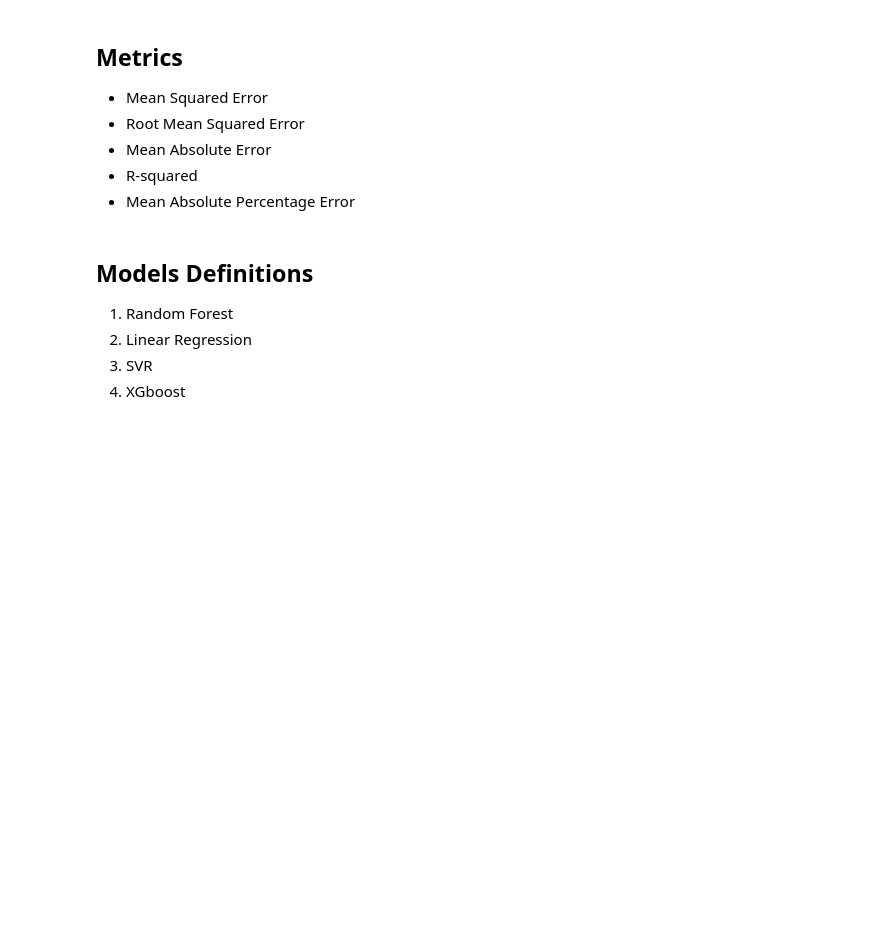
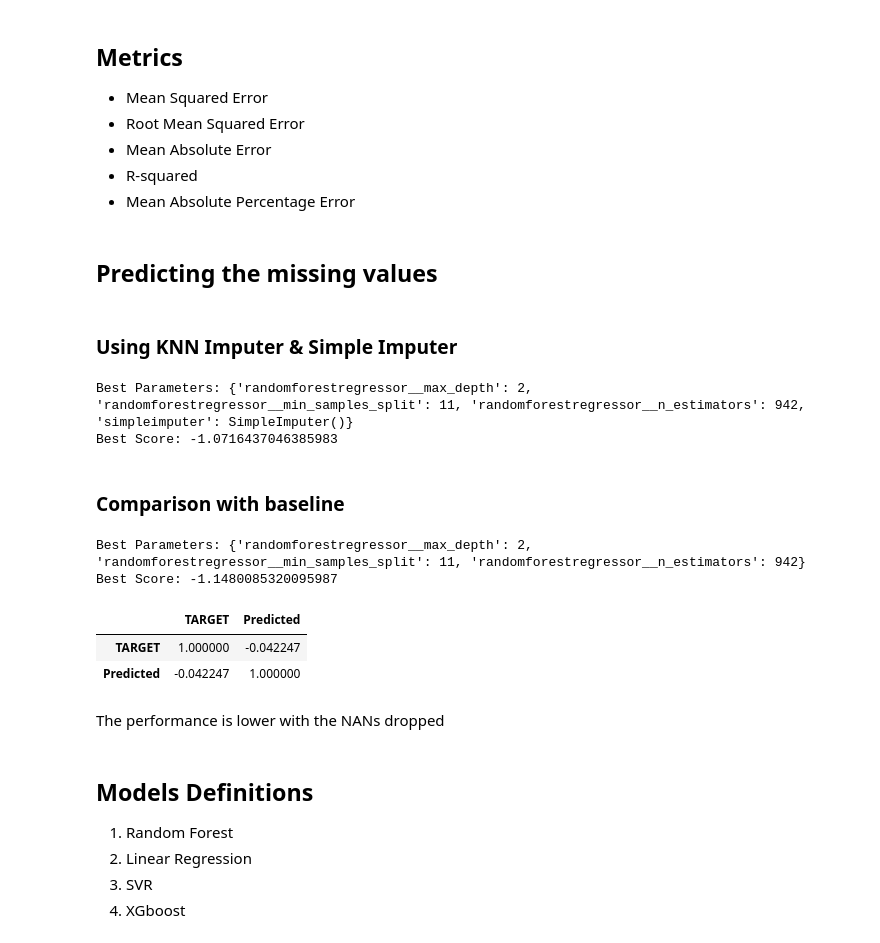
Before and after one commit to pnikitits/EnsembleLearningProject, a Jupyter notebook: Code/Main.ipynb, the cells around one changed output. Saved outputs shown, nothing was run; the diff lists cells and outputs as text; code cells hidden in the pictures; blank space fills up the shorter version.

```diff
--- a/Code/Main.ipynb
+++ b/Code/Main.ipynb
@@ -104,3 +100,74 @@ display(y_test.corr("spearman"))
+# %% [markdown]
+## Predicting the missing values
+# %% [markdown]
+### Using KNN Imputer & Simple Imputer
+# %%
+
+
+X_train = pd.read_csv(path + 'X_train.csv').set_index('ID').drop(columns=['COUNTRY' , 'DAY_ID'])
+y_train = pd.read_csv(path + 'y_train.csv').set_index('ID').loc[X_train.index]
+X_test = pd.read_csv(path + 'X_test.csv').set_index('ID').drop(columns=['COUNTRY' , 'DAY_ID'])
+y_test = pd.read_csv(path + 'y_test.csv').set_index('ID').loc[X_test.index]
+
+from sklearn.model_selection import GridSearchCV
+from sklearn.impute import SimpleImputer, KNNImputer
+from sklearn.pipeline import make_pipeline
+
+param_grid = {
+    'simpleimputer': [SimpleImputer(strategy='mean'), KNNImputer(), SimpleImputer(strategy='median')],
+    'randomforestregressor__n_estimators': [942],
+    'randomforestregressor__max_depth': [2],
+    'randomforestregressor__min_samples_split': [11]
+}
+
+pipeline = make_pipeline(SimpleImputer(),
+                         RandomForestRegressor(random_state=42))
+grid_search = GridSearchCV(estimator=pipeline, param_grid=param_grid, cv=5, scoring="neg_mean_squared_error",n_jobs=-1)
+grid_search.fit(X_train, y_train.values.ravel())
+
+best_params = grid_search.best_params_
+print("Best Parameters:", best_params)
+print("Best Score:", grid_search.best_score_)
+# %% [output]
+Best Parameters: {'randomforestregressor__max_depth': 2, 'randomforestregressor__min_samples_split': 11, 'randomforestregressor__n_estimators': 942, 'simpleimputer': SimpleImputer()}
+Best Score: -1.0716437046385983
+# %% [markdown]
+### Comparison with baseline
+# %%
+
+X_train = pd.read_csv(path + 'X_train.csv').set_index('ID').drop(columns=['COUNTRY' , 'DAY_ID']).dropna()
+y_train = pd.read_csv(path + 'y_train.csv').set_index('ID').loc[X_train.index]
+X_test = pd.read_csv(path + 'X_test.csv').set_index('ID').drop(columns=['COUNTRY' , 'DAY_ID']).dropna()
+y_test = pd.read_csv(path + 'y_test.csv').set_index('ID').loc[X_test.index]
+
+from sklearn.model_selection import GridSearchCV
+from sklearn.impute import SimpleImputer, KNNImputer
+from sklearn.pipeline import make_pipeline
+
+param_grid = {
+    'randomforestregressor__n_estimators': [942],
+    'randomforestregressor__max_depth': [2],
+    'randomforestregressor__min_samples_split': [11]
+}
+
+pipeline = make_pipeline(SimpleImputer(strategy='mean'),
+                         RandomForestRegressor(random_state=42))
+grid_search = GridSearchCV(estimator=pipeline, param_grid=param_grid, cv=5, scoring="neg_mean_squared_error",n_jobs=-1)
+grid_search.fit(X_train, y_train.values.ravel())
+
+best_params = grid_search.best_params_
+print("Best Parameters:", best_params)
+print("Best Score:", grid_search.best_score_)
+y_test["Predicted"] = grid_search.predict(X_test)
+display(y_test.corr("spearman"))
+# %% [output]
+Best Parameters: {'randomforestregressor__max_depth': 2, 'randomforestregressor__min_samples_split': 11, 'randomforestregressor__n_estimators': 942}
+Best Score: -1.1480085320095987
+|  | TARGET | Predicted |
+| TARGET | 1.000000 | -0.042247 |
+| Predicted | -0.042247 | 1.000000 |
+# %% [markdown]
+The performance is lower with the NANs dropped
 # %% [markdown]
 ## Models Definitions
 
```
Also changed, not shown: parts of 1 cell of this notebook.
